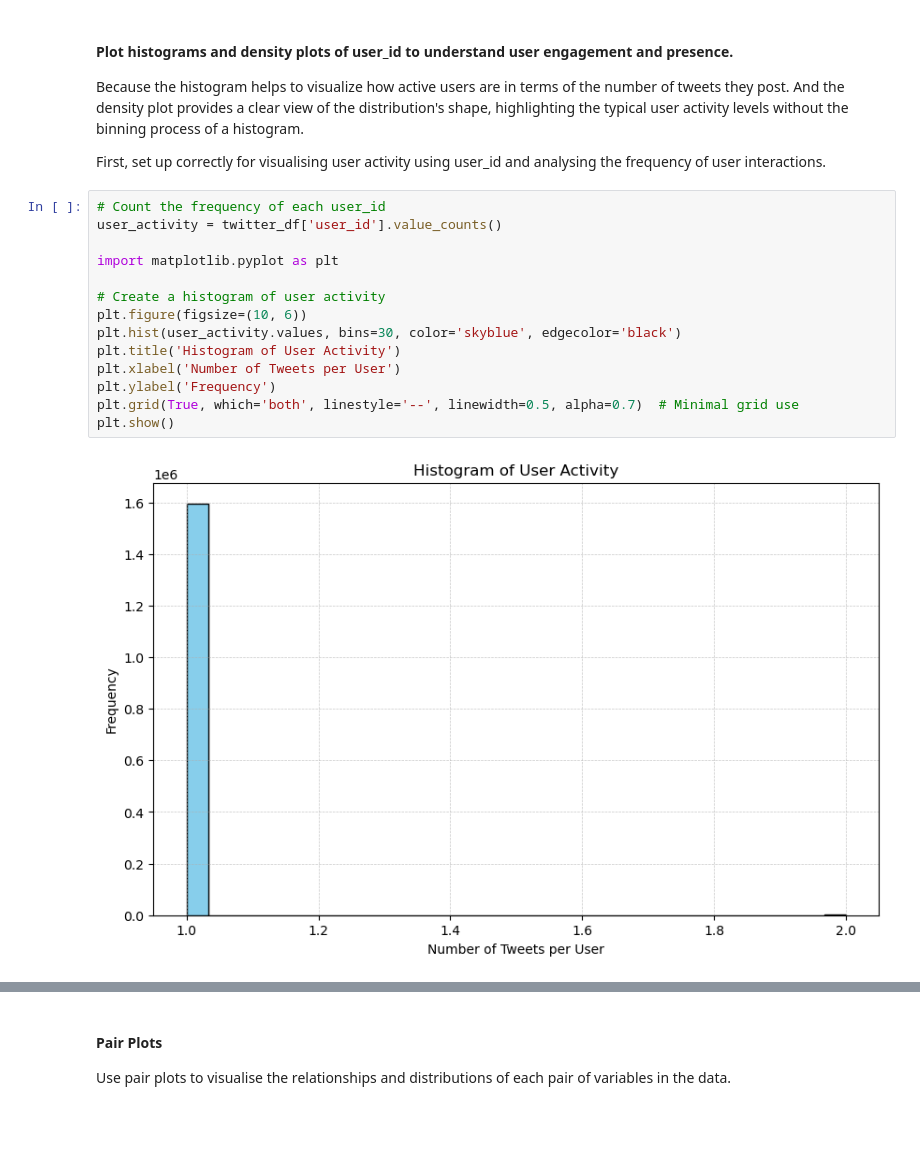
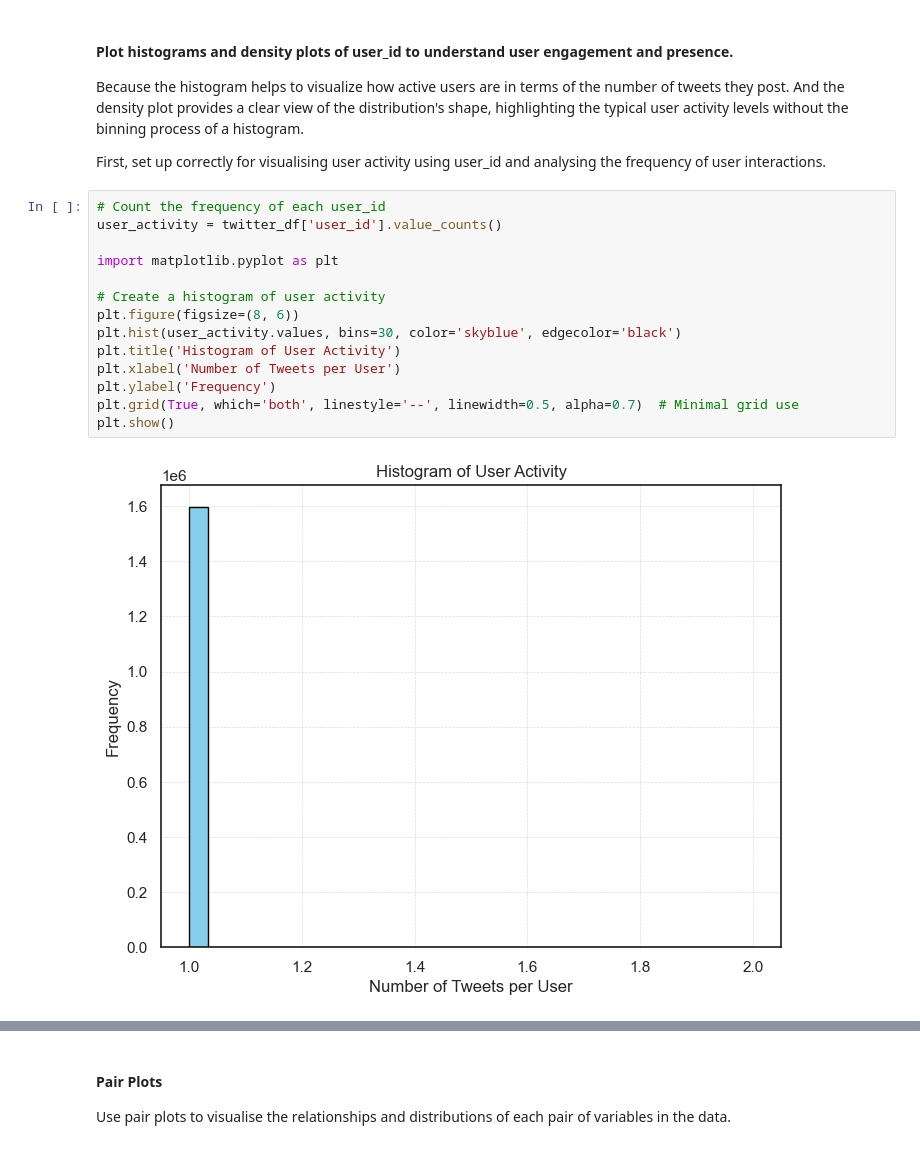
Before and after one commit to rosilenedasilva/twitter_sentiment_analysis_time_series_pyspark_mysql_ipynb, a Jupyter notebook: Integrated_CA2MScDA_ BD_ADA_V2.ipynb, the cells around one changed output, grey strips where cells are left out. Cells and saved outputs as stored; diff of their text form; blank space fills up the shorter version.

```diff
--- a/Integrated_CA2MScDA_ BD_ADA_V2.ipynb
+++ b/Integrated_CA2MScDA_ BD_ADA_V2.ipynb
@@ -967,19 +967,19 @@ First, set up correctly for visualising user activity using user_id and analysin
 # %%
 # Count the frequency of each user_id
 user_activity = twitter_df['user_id'].value_counts()
 
 import matplotlib.pyplot as plt
 
 # Create a histogram of user activity
-plt.figure(figsize=(10, 6))
+plt.figure(figsize=(8, 6))
 plt.hist(user_activity.values, bins=30, color='skyblue', edgecolor='black')
 plt.title('Histogram of User Activity')
 plt.xlabel('Number of Tweets per User')
 plt.ylabel('Frequency')
 plt.grid(True, which='both', linestyle='--', linewidth=0.5, alpha=0.7)  # Minimal grid use
 plt.show()
 # %% [output]
-[figure, old version]
+[figure, new version]
 # %%
 import seaborn as sns
 
```
Also changed, not shown: parts of 29 cells of this notebook.
